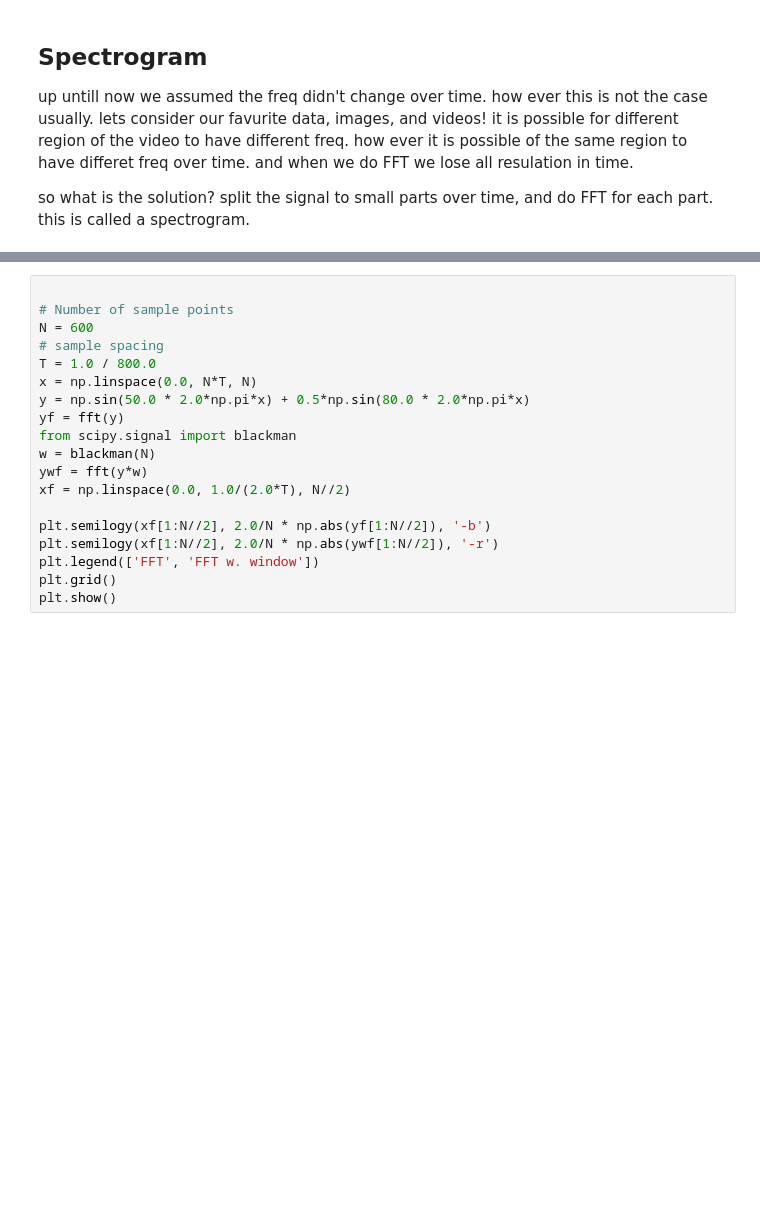
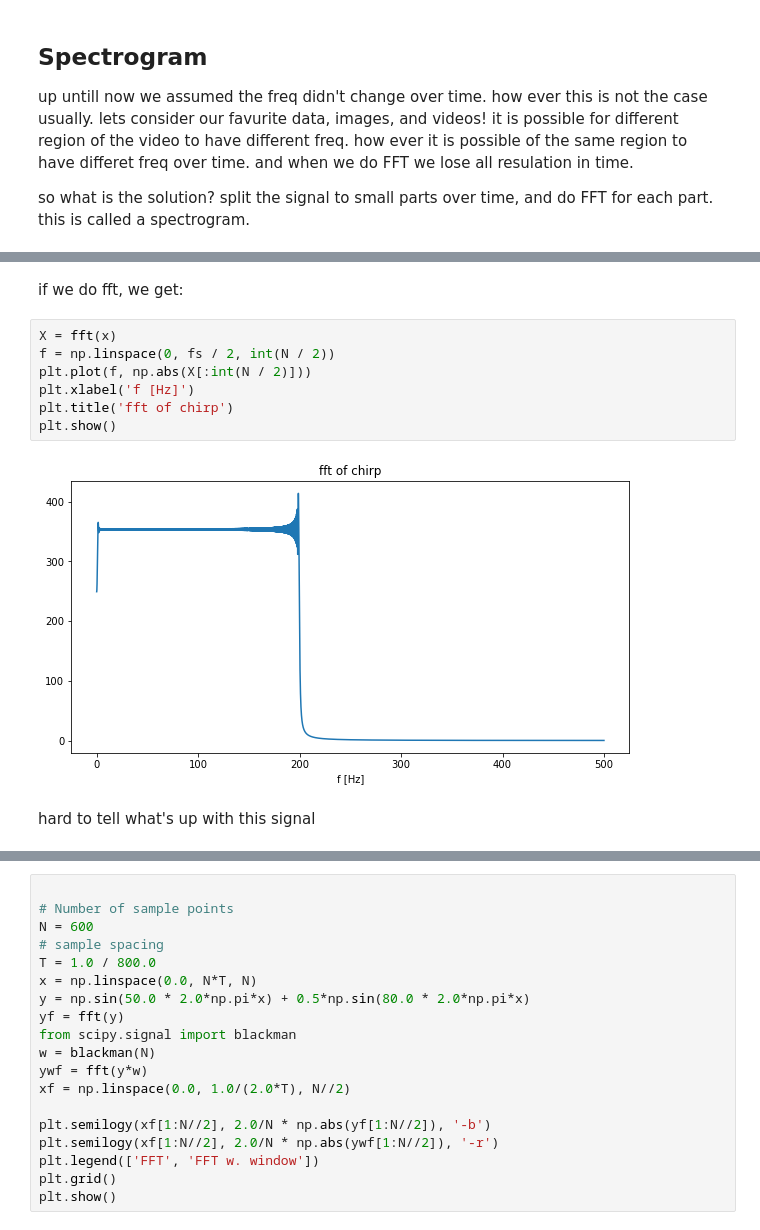
Before and after one commit to OfirKedem/Fourier4Dummies, a Jupyter notebook: Basic Intro to Fourier.ipynb, the cells around one changed output, grey strips where cells are left out. Saved outputs shown, nothing was run; the diff lists cells and outputs as text; blank space fills up the shorter version.

```diff
--- a/Basic Intro to Fourier.ipynb
+++ b/Basic Intro to Fourier.ipynb
@@ -291 +291,14 @@ np.max(mod)
+# %% [markdown]
+if we do fft, we get:
+# %%
+X = fft(x)
+f = np.linspace(0, fs / 2, int(N / 2))
+plt.plot(f, np.abs(X[:int(N / 2)]))
+plt.xlabel('f [Hz]')
+plt.title('fft of chirp')
+plt.show()
+# %% [output]
+[figure, added]
+# %% [markdown]
+hard to tell what's up with this signal
 # %%
```
Also changed, not shown: parts of 11 cells of this notebook.
